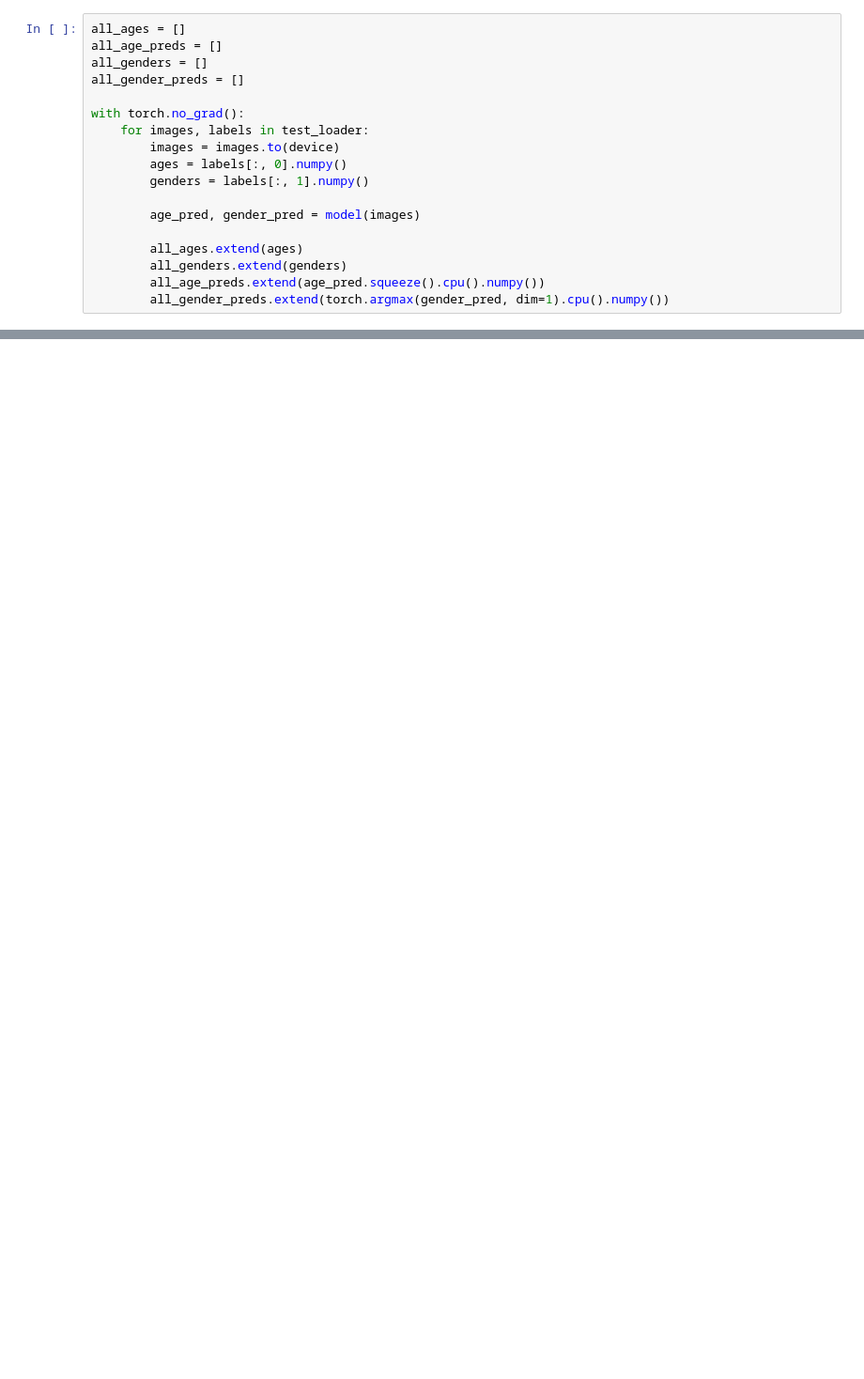
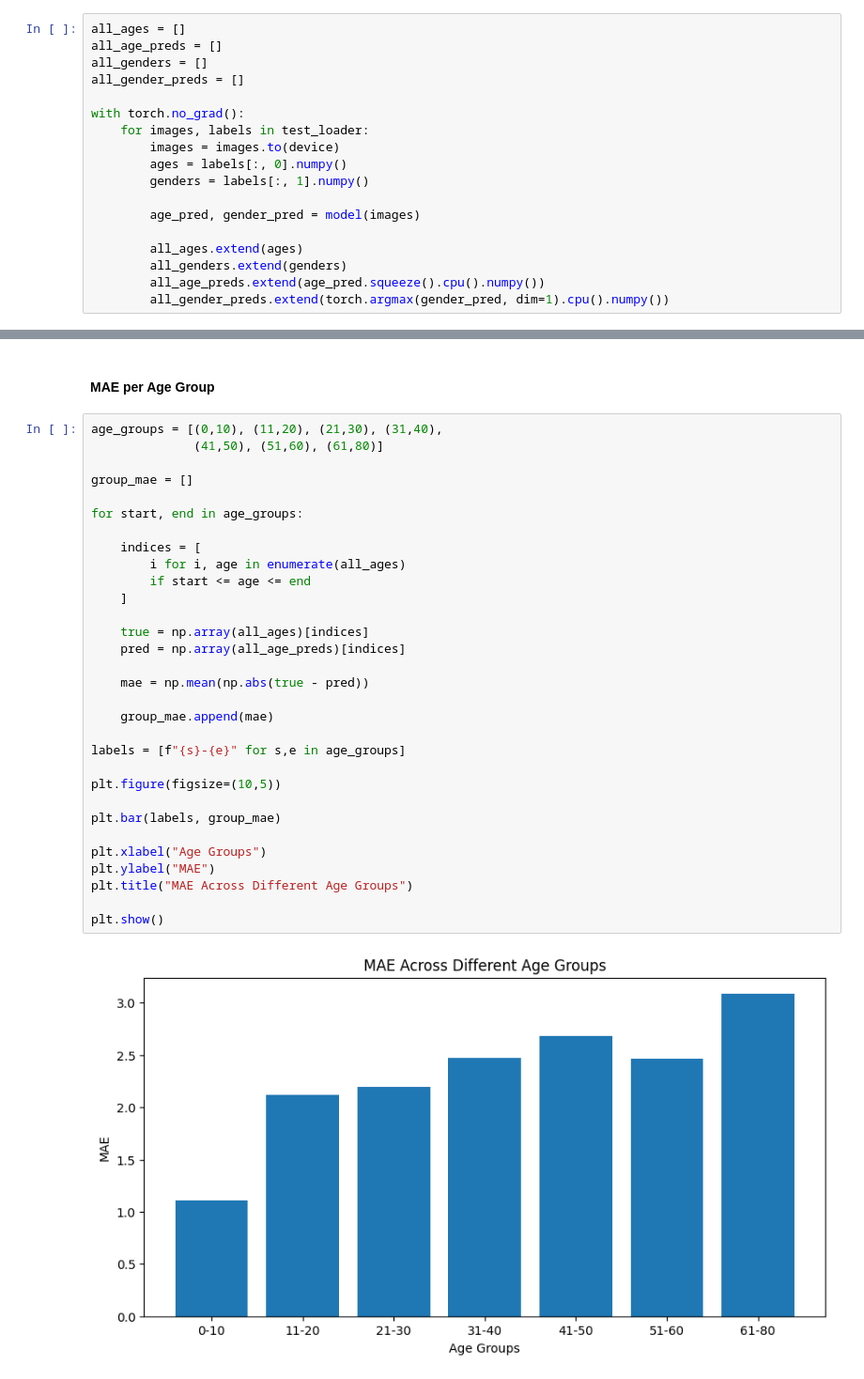
Before and after one commit to shindevaish/age_gender_classifier_cnn, a Jupyter notebook: evaluation.ipynb, the cells around one changed output, grey strips where cells are left out. Shown at 94% size. Saved outputs shown, nothing was run; the diff lists cells and outputs as text; blank space fills up the shorter version.

```diff
--- a/evaluation.ipynb
+++ b/evaluation.ipynb
@@ -440,0 +216,35 @@ gender_head.0.bias                       2
+# %% [markdown]
+#### MAE per Age Group
+# %%
+age_groups = [(0,10), (11,20), (21,30), (31,40),
+              (41,50), (51,60), (61,80)]
+
+group_mae = []
+
+for start, end in age_groups:
+
+    indices = [
+        i for i, age in enumerate(all_ages)
+        if start <= age <= end
+    ]
+
+    true = np.array(all_ages)[indices]
+    pred = np.array(all_age_preds)[indices]
+
+    mae = np.mean(np.abs(true - pred))
+
+    group_mae.append(mae)
+
+labels = [f"{s}-{e}" for s,e in age_groups]
+
+plt.figure(figsize=(10,5))
+
+plt.bar(labels, group_mae)
+
+plt.xlabel("Age Groups")
+plt.ylabel("MAE")
+plt.title("MAE Across Different Age Groups")
+
+plt.show()
+# %% [output]
+[figure, added]
```
Also changed, not shown: parts of 34 cells of this notebook.
